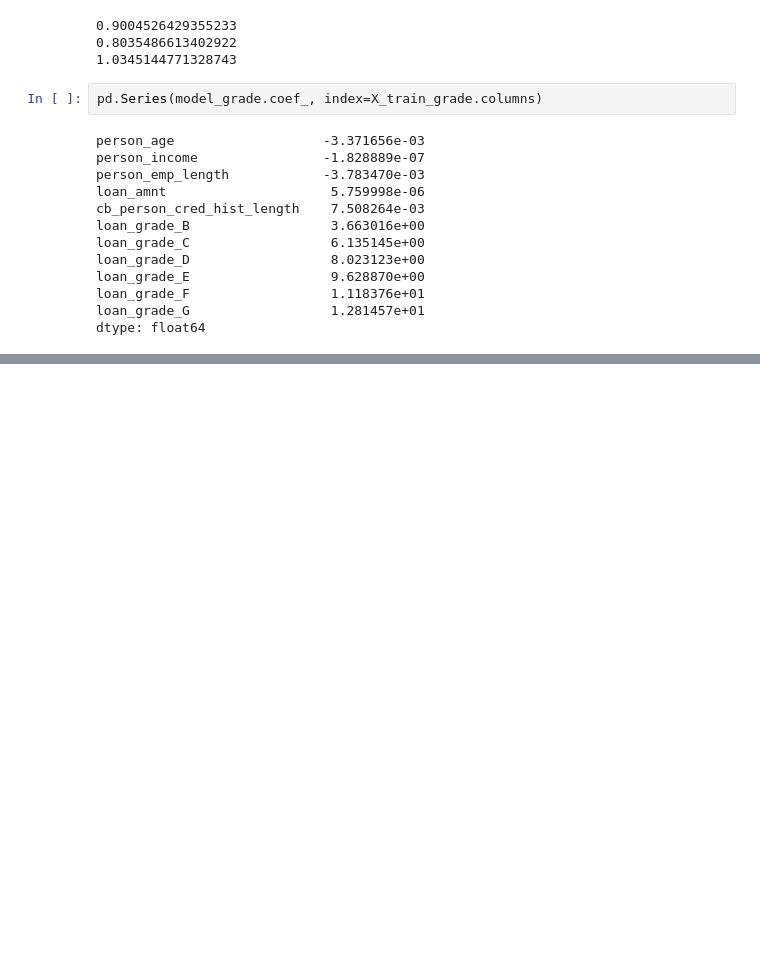
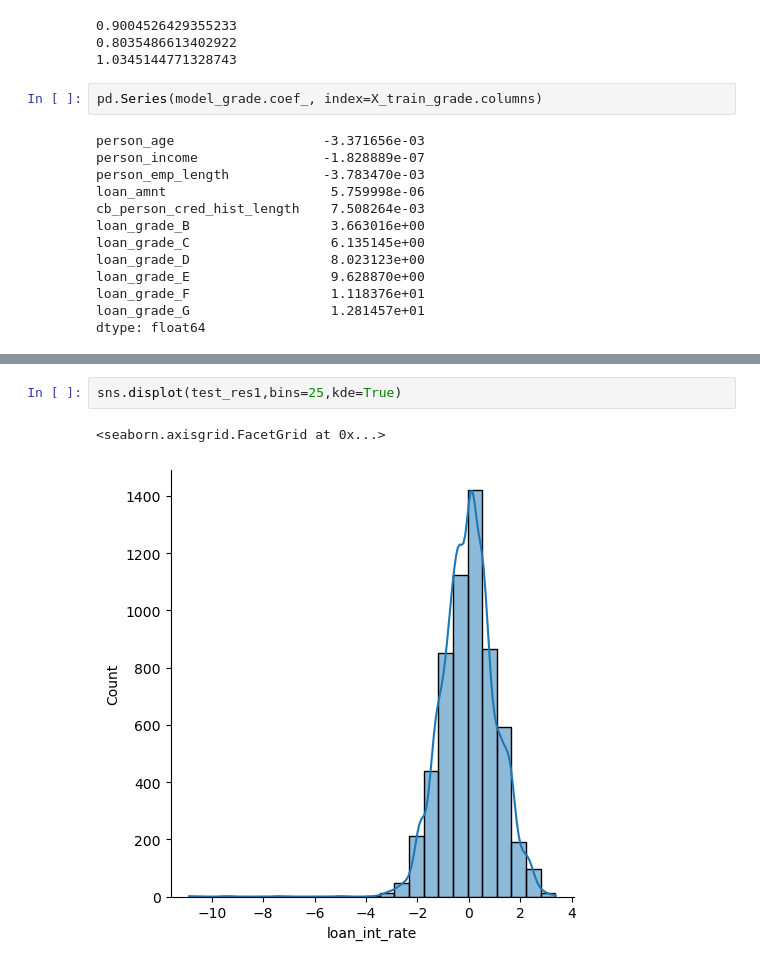
Before and after one commit to kitsungaa/credit-risk-ml, a Jupyter notebook: credit_risk_analysis.ipynb, the cells around one changed output, grey strips where cells are left out. Saved outputs shown, nothing was run; the diff lists cells and outputs as text; blank space fills up the shorter version.

```diff
--- a/credit_risk_analysis.ipynb
+++ b/credit_risk_analysis.ipynb
@@ -459,0 +468,5 @@ dtype: float64
+# %%
+sns.displot(test_res1,bins=25,kde=True)
+# %% [output]
+<seaborn.axisgrid.FacetGrid at 0x...>
+[figure, added]
```
Also changed, not shown: parts of 2 cells of this notebook.
